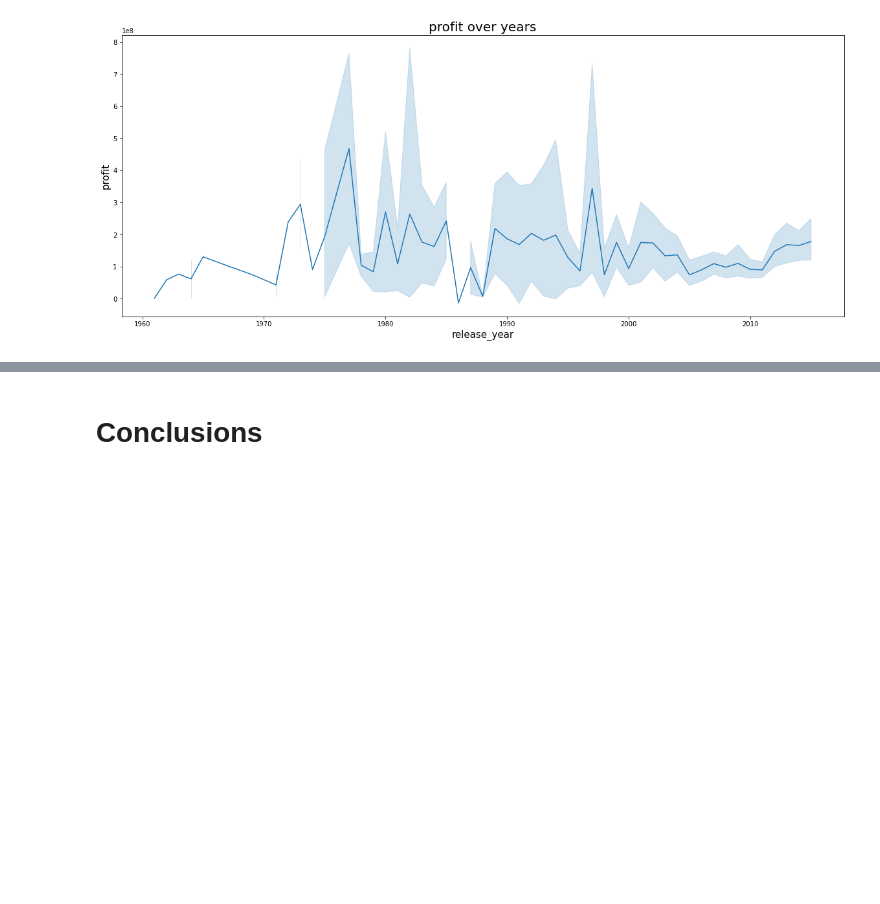
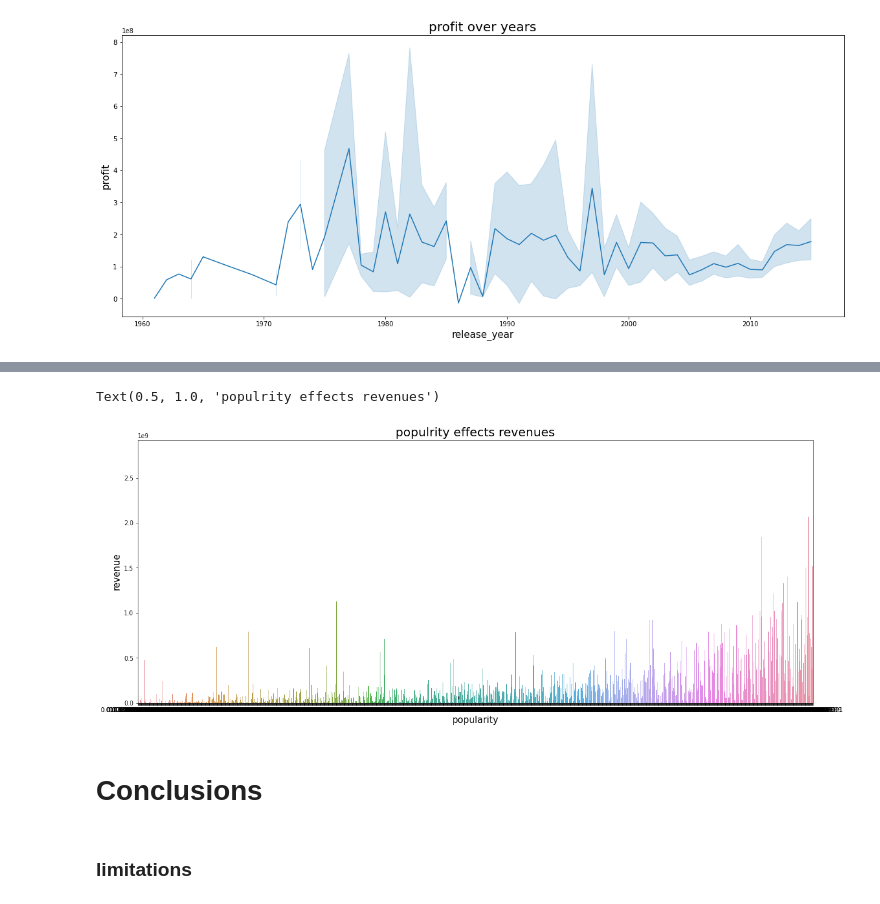
Before and after one commit to johnbeniamin/TMDB, a Jupyter notebook: investigate-a-dataset-template.ipynb, the cells around one changed output, grey strips where cells are left out. Cells and saved outputs as stored; diff of their text form; code cells hidden in the pictures; blank space fills up the shorter version.

```diff
--- a/investigate-a-dataset-template.ipynb
+++ b/investigate-a-dataset-template.ipynb
@@ -210,0 +166,7 @@ Text(0.5, 1.0, 'profit over years')
+# %%
+# we can search about the relation between popularity and revenue
+sns.barplot(data=df, x="popularity", y="revenue")
+plt.title("populrity effects revenues")
+# %% [output]
+Text(0.5, 1.0, 'populrity effects revenues')
+[figure, added]
@@ -214,3 +178,5 @@ Text(0.5, 1.0, 'profit over years')
 # %%
 #By analyzing the dataset in the light of the first two questions we find that the most produces genres are Drama, Action and comedy,
 # The most profitable year is 1977, the trend is increasing in the last years
+# %% [markdown]
+### limitations
```
Also changed, not shown: parts of 11 cells of this notebook, 1 other file.
